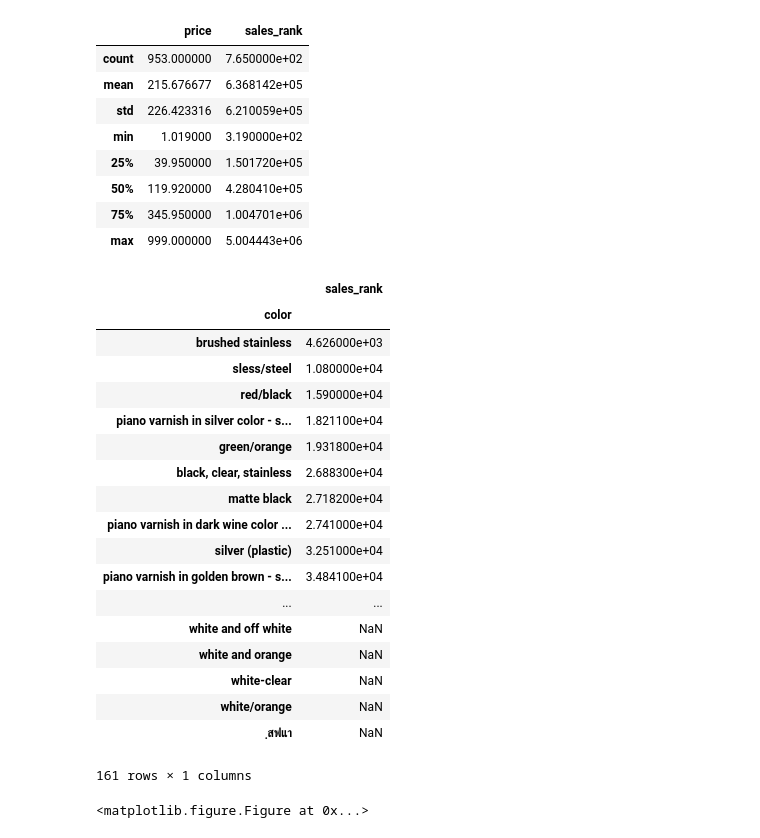
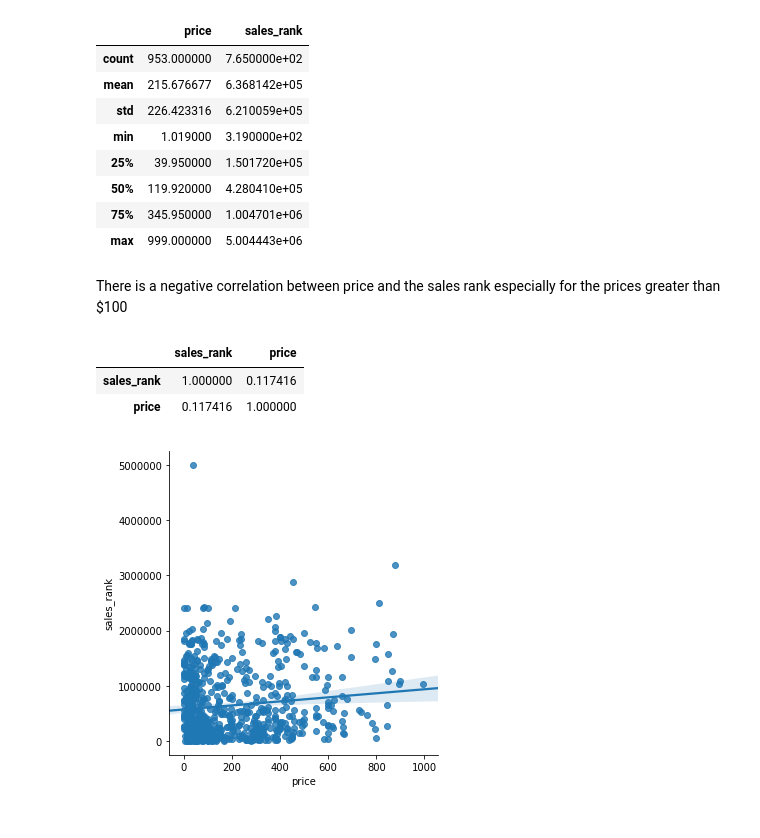
Before and after one commit to mylogicniche/amazon-juicer-stats, a Jupyter notebook: src/analysis.ipynb, the cells around one changed output. Cells and saved outputs as stored; diff of their text form; code cells hidden in the pictures.

```diff
--- a/src/analysis.ipynb
+++ b/src/analysis.ipynb
@@ -175,0 +176,18 @@ sns.distplot(srank[srank < 2000000], bins=100)
+# %%
+def correct_typo(s):
+    if type(s) == str:
+        typo = {"sliver": "silver", "golden": "gold", "balck": "black", "sless": "stainless"}
+        for k, v in typo.items():
+            s = s.replace(k, v)
+    return s
+# %%
+df_all['color'] = df_all['color'].apply(correct_typo)
+# %%
+def correct_brands(s):
+    if type(s) == str:
+        typo = {"Breville Juicer": "Breville", "Omega Juicers": "Omega"}
+        for k, v in typo.items():
+            s = s.replace(k, v)
+    return s
+# %%
+df_all['brand'] = df_all['brand'].apply(correct_brands)
@@ -193,24 +209,10 @@ color_srank = df_all.pivot_table(index='color', values=['sales_rank'], aggfunc=n
-# %%
-plt.figure(figsize=(15,8))
-color_srank.sort_values(by='sales_rank')
-# %% [output]
-|  | sales_rank |
-| color |  |
-| brushed stainless | 4.626000e+03 |
-| sless/steel | 1.080000e+04 |
-| red/black | 1.590000e+04 |
-| piano varnish in silver color - s... | 1.821100e+04 |
-| green/orange | 1.931800e+04 |
-| black, clear, stainless | 2.688300e+04 |
-| matte black | 2.718200e+04 |
-| piano varnish in dark wine color ... | 2.741000e+04 |
-| silver (plastic) | 3.251000e+04 |
-| piano varnish in golden brown - s... | 3.484100e+04 |
-| ... | ... |
-| white and off white | NaN |
-| white and orange | NaN |
-| white-clear | NaN |
-| white/orange | NaN |
-| ฺสฟแา | NaN |
-161 rows × 1 columns
-<matplotlib.figure.Figure at 0x...>
+# %% [markdown]
+There is a negative correlation between price and the sales rank especially for the prices greater than $100
+# %%
+sns.lmplot(data=df_all, x='price', y='sales_rank')
+df_all[['sales_rank', 'price']].corr()
+# %% [output]
+|  | sales_rank | price |
+| sales_rank | 1.000000 | 0.117416 |
+| price | 0.117416 | 1.000000 |
+[figure, added]
```
Also changed, not shown: parts of 71 cells of this notebook, 1 other file.
